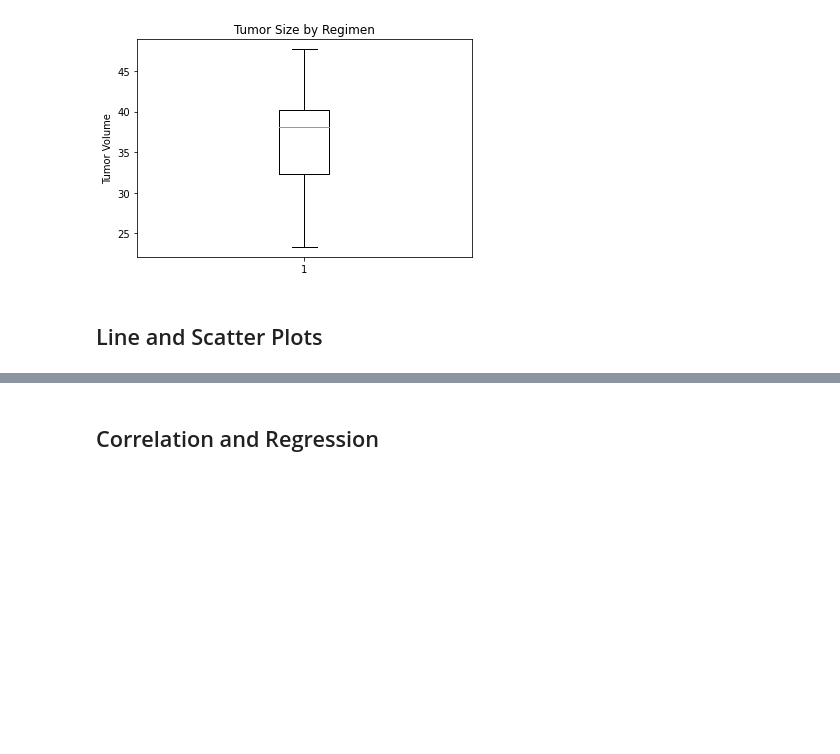
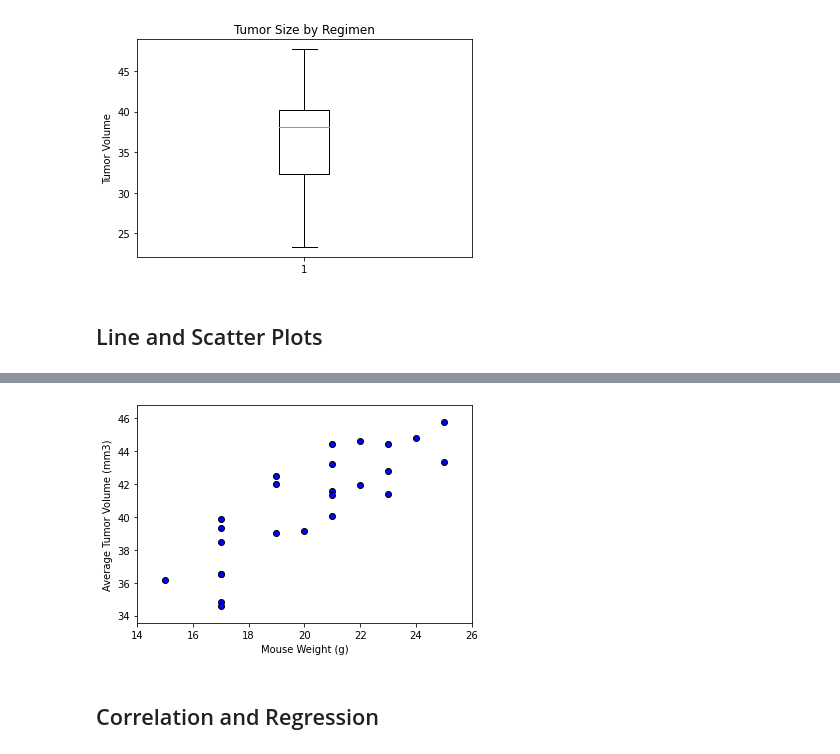
Before and after one commit to dkuchan415/Mouse_Tumor_Sizes, a Jupyter notebook: pymaceuticals_starter.ipynb, the cells around one changed output, grey strips where cells are left out. Drawn from its saved outputs; the diff is of its cells as text; code cells hidden in the pictures; blank space fills up the shorter version.

```diff
--- a/pymaceuticals_starter.ipynb
+++ b/pymaceuticals_starter.ipynb
@@ -319,3 +319,34 @@ plt.show()
+# %%
+# Generate a scatter plot of average tumor volume vs. mouse weight for the Capomulin regimen
+
+#Groupby Mouse ID
+
+capomulin_df = mouse_study_clean.loc[mouse_study_clean['Drug Regimen'] =='Capomulin']
+
+capomulin_id_group = capomulin_df.groupby('Mouse ID')
+
+capomulin_avg_df = capomulin_id_group.mean()
+
+#Set x and y axis
+
+x_axis_scatter = capomulin_avg_df['Weight (g)']
+y_axis_scatter = capomulin_avg_df['Tumor Volume (mm3)']
+
+#Create scatter plot
+
+plt.scatter(x_axis_scatter, y_axis_scatter, marker="o", facecolors="blue", edgecolors="black")
+
+#set x and y limits
+
+plt.xlim(capomulin_avg_df['Weight (g)'].min() - 1, capomulin_avg_df['Weight (g)'].max() + 1)
+plt.ylim(capomulin_avg_df['Tumor Volume (mm3)'].min() - 1, capomulin_avg_df['Tumor Volume (mm3)'].max() + 1)
+plt.xlabel("Mouse Weight (g)")
+plt.ylabel("Average Tumor Volume (mm3)")
+plt.title("Average Tumor Volume v. Mouse Weight")
+
+plt.show()
+# %% [output]
+[figure, added]
 # %% [markdown]
 ## Correlation and Regression
 # %%
```
Also changed, not shown: parts of 2 cells of this notebook.
